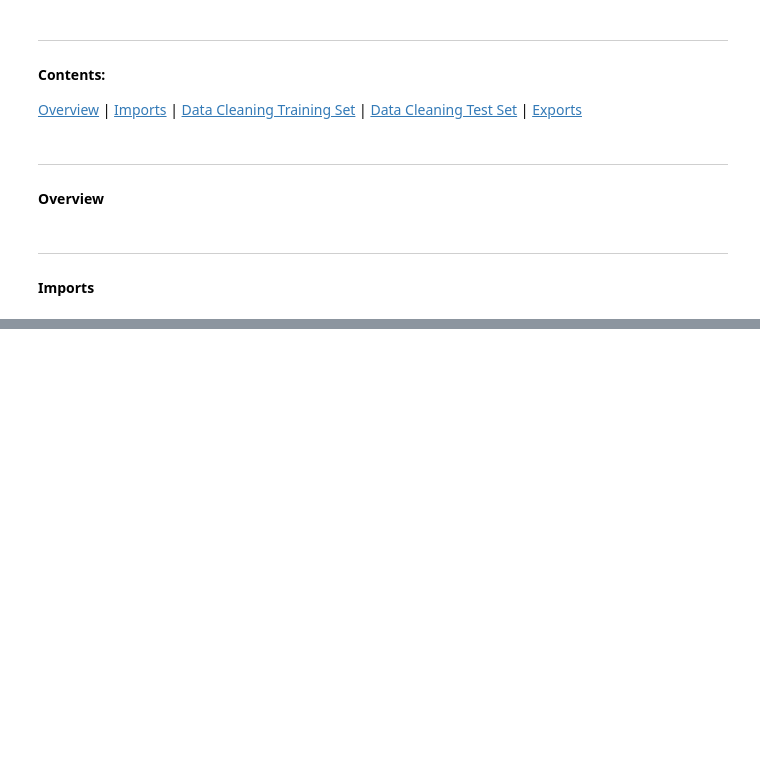
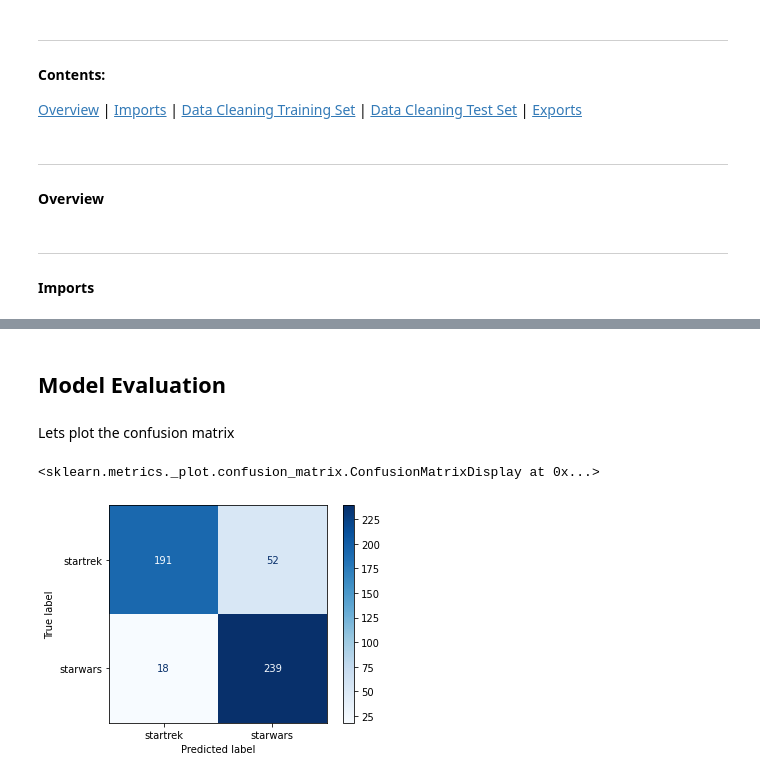
Before and after one commit to CaptCardoso/Subreddit-Classifier, a Jupyter notebook: notebooks/04 logistic regression model.ipynb, the cells around one changed output, grey strips where cells are left out. Drawn from its saved outputs; the diff is of its cells as text; code cells hidden in the pictures; blank space fills up the shorter version.

Commit message:
add lr model

```diff
--- a/notebooks/04 logistic regression model.ipynb
+++ b/notebooks/04 logistic regression model.ipynb
@@ -79,0 +52,3 @@ Name: title, Length: 2000, dtype: object
+# %%
+X = df['title']
+y = df['subreddit']
@@ -79,0 +57,2 @@ Name: title, Length: 2000, dtype: object
+# %%
+X_train, X_test, y_train, y_test = train_test_split(X, y, random_state= 42)
@@ -79,0 +73,6 @@ Name: title, Length: 2000, dtype: object
+# %%
+pipe = Pipeline([
+    ('vect',CountVectorizer()),
+    ('lr',LogisticRegression())
+])
+CountVectorizer
@@ -79,0 +83,14 @@ Name: title, Length: 2000, dtype: object
+# %%
+params = {
+    'vect__stop_words': [None, 'english'],
+    'vect__min_df': [1,2],
+    'vect__max_df': [1.0, .75, .5, .25],
+    'vect__binary': [True, False],
+    'lr__penalty': ['l2', 'none']
+
+}
+gs = GridSearchCV(pipe, param_grid=params)
+gs.fit(X_train, y_train)
+
+print(gs.best_score_)
+gs.best_params_
@@ -79,0 +104,10 @@ Name: title, Length: 2000, dtype: object
+# %% [markdown]
+## Model Evaluation
+# %% [markdown]
+Lets plot the confusion matrix
+# %%
+metrics.plot_confusion_matrix(gs, X_test, y_test, cmap = 'Blues',
+                             values_format='d', display_labels=['startrek','starwars'])
+# %% [output]
+<sklearn.metrics._plot.confusion_matrix.ConfusionMatrixDisplay at 0x...>
+[figure, added]
```
Also changed, not shown: parts of 19 cells of this notebook, 3 other files.
